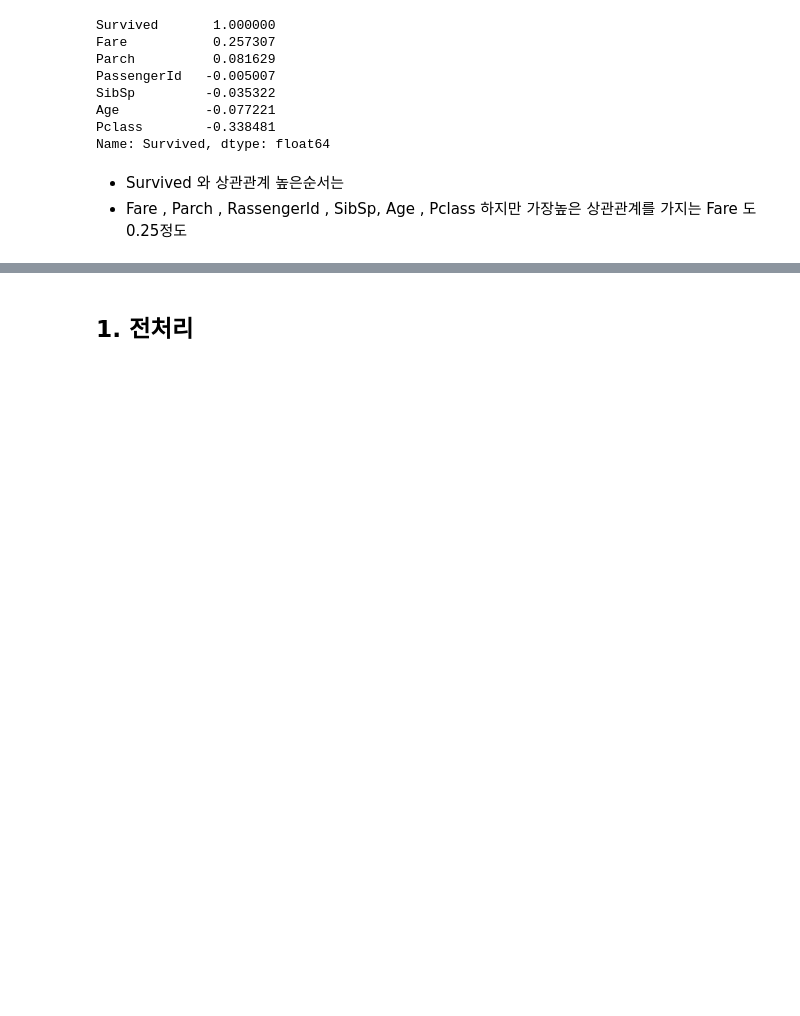
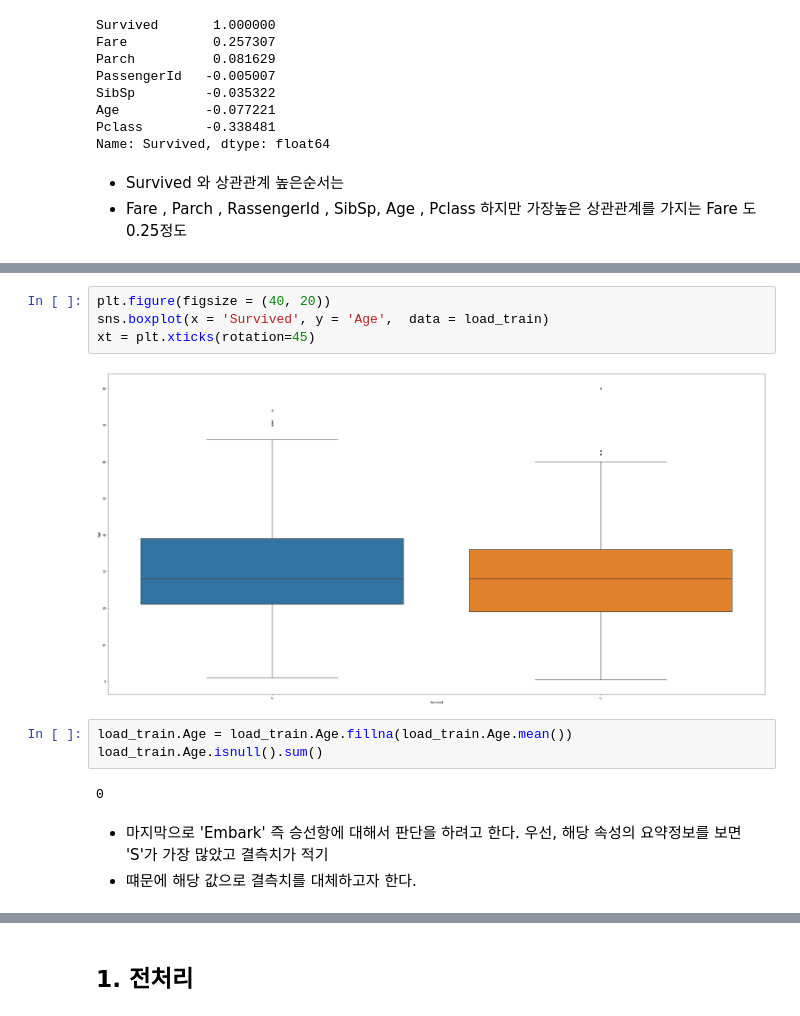
Before and after one commit to Kangchangwoo1/Code_Study, a Jupyter notebook: Python/Kaggle_Project/week01_Titanic_Machine_Learning_from_Disaster/Baseline_Processing.ipynb, the cells around one changed output, grey strips where cells are left out. Drawn from its saved outputs; the diff is of its cells as text; blank space fills up the shorter version.

```diff
--- a/Python/Kaggle_Project/week01_Titanic_Machine_Learning_from_Disaster/Baseline_Processing.ipynb
+++ b/Python/Kaggle_Project/week01_Titanic_Machine_Learning_from_Disaster/Baseline_Processing.ipynb
@@ -123,0 +130,14 @@ df_all.head()
+# %%
+plt.figure(figsize = (40, 20))
+sns.boxplot(x = 'Survived', y = 'Age',  data = load_train)
+xt = plt.xticks(rotation=45)
+# %% [output]
+[figure, added]
+# %%
+load_train.Age = load_train.Age.fillna(load_train.Age.mean())
+load_train.Age.isnull().sum()
+# %% [output]
+0
+# %% [markdown]
+- 마지막으로 'Embark' 즉 승선항에 대해서 판단을 하려고 한다. 우선, 해당 속성의 요약정보를 보면 'S'가 가장 많았고 결측치가 적기
+- 떄문에 해당 값으로 결측치를 대체하고자 한다.
```
Also changed, not shown: parts of 24 cells of this notebook.
